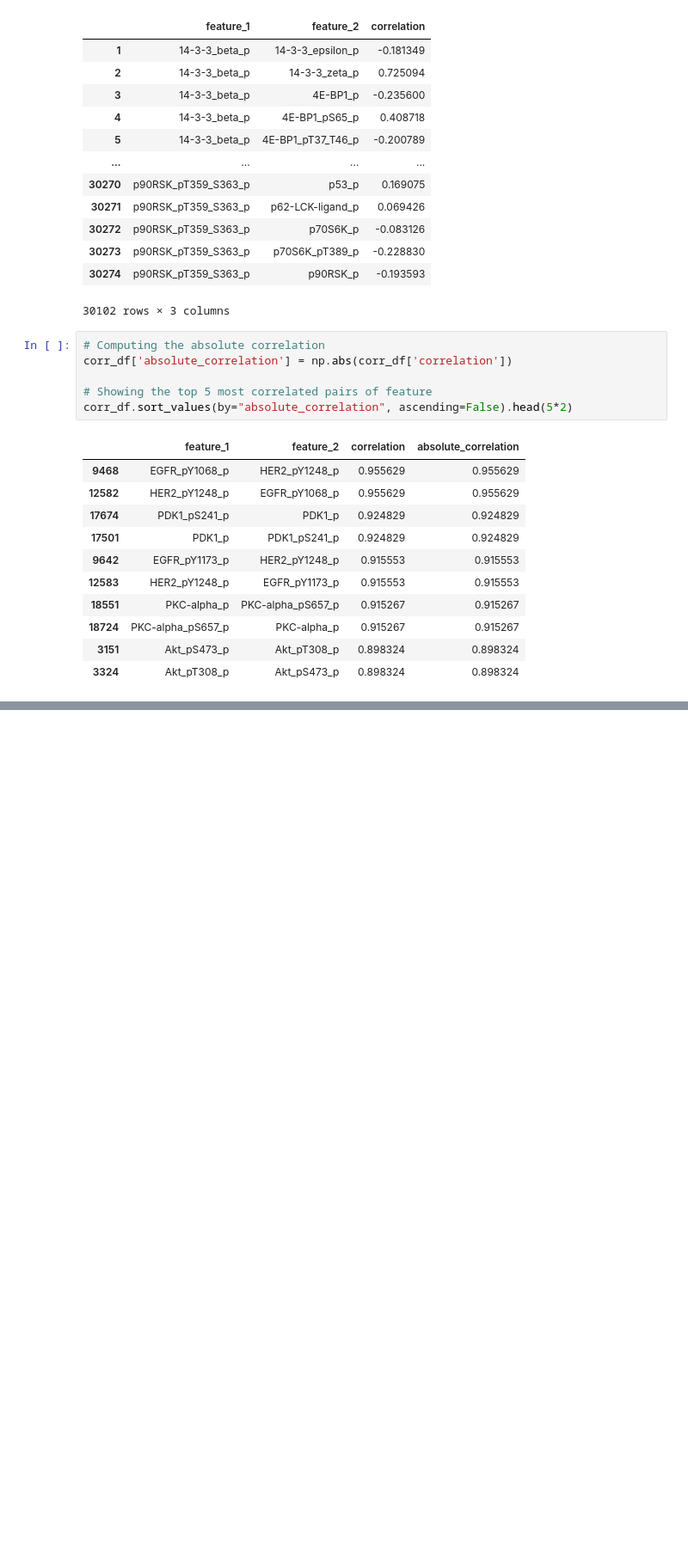
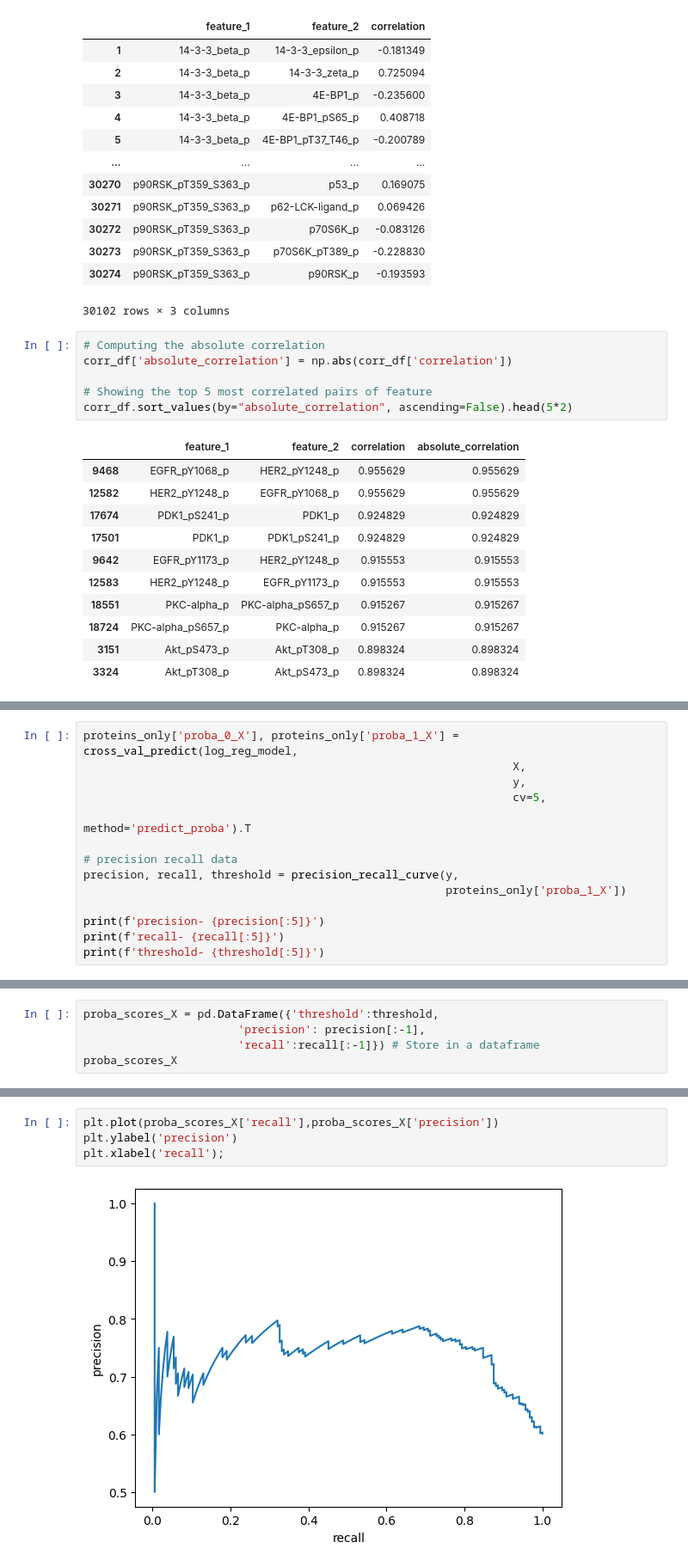
Before and after one commit to Klara-haas/brain_proteomics, a Jupyter notebook: model/model_notebook.ipynb, the cells around one changed output, grey strips where cells are left out. Shown at 86% size. Saved outputs shown, nothing was run; the diff lists cells and outputs as text; blank space fills up the shorter version.

```diff
--- a/model/model_notebook.ipynb
+++ b/model/model_notebook.ipynb
@@ -450,0 +798,14 @@ importance_df.sort_values(by="score decrease", ascending = False)
+# %%
+proteins_only['proba_0_X'], proteins_only['proba_1_X'] = cross_val_predict(log_reg_model,
+                                                                X,
+                                                                y,
+                                                                cv=5,
+                                                                method='predict_proba').T
+
+# precision recall data
+precision, recall, threshold = precision_recall_curve(y,
+                                                      proteins_only['proba_1_X'])
+
+print(f'precision- {precision[:5]}')
+print(f'recall- {recall[:5]}')
+print(f'threshold- {threshold[:5]}')
@@ -450,0 +816,5 @@ importance_df.sort_values(by="score decrease", ascending = False)
+# %%
+proba_scores_X = pd.DataFrame({'threshold':threshold,
+                       'precision': precision[:-1],
+                       'recall':recall[:-1]}) # Store in a dataframe
+proba_scores_X
@@ -450,0 +835,6 @@ importance_df.sort_values(by="score decrease", ascending = False)
+# %%
+plt.plot(proba_scores_X['recall'],proba_scores_X['precision'])
+plt.ylabel('precision')
+plt.xlabel('recall');
+# %% [output]
+[figure, added]
```
Also changed, not shown: parts of 158 cells of this notebook.
